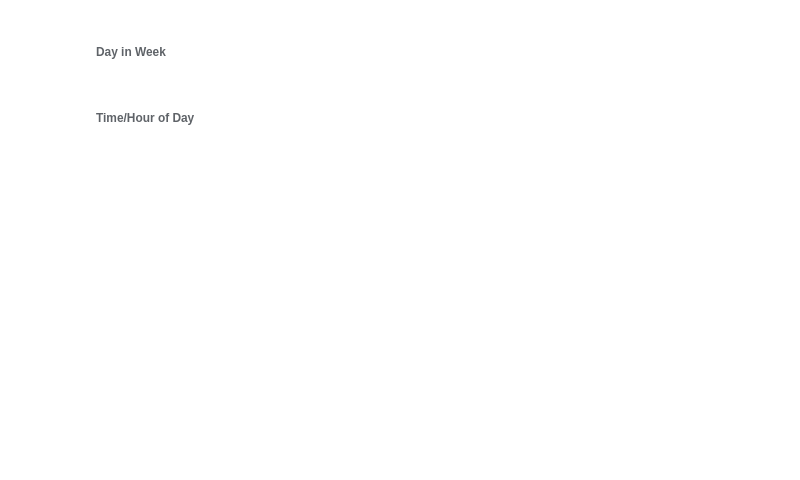
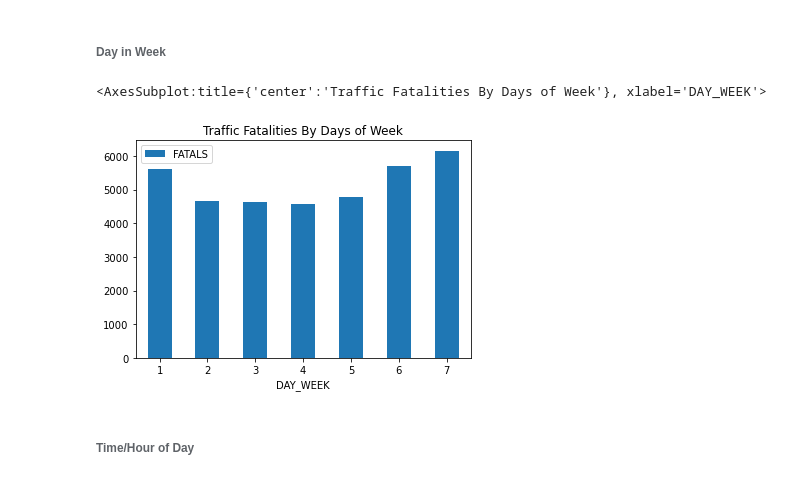
Before and after one commit to joshrrosen/PPOL564-Final-Project, a Jupyter notebook: MISC_Viz.ipynb, the cells around one changed output. Cells and saved outputs as stored; diff of their text form; code cells hidden in the pictures; blank space fills up the shorter version.

```diff
--- a/MISC_Viz.ipynb
+++ b/MISC_Viz.ipynb
@@ -143,4 +165,14 @@ County_Fatals.head()
 # %% [markdown]
 ###### Day in Week
+# %%
+Acc_dayww = Accident2019[["DAY_WEEK", "FATALS"]]
+dayww1 = Acc_dayww.groupby('DAY_WEEK')['FATALS'].sum()
+dayww2 = pd.DataFrame(dayww1)
+dayww2 = dayww2.reset_index()
+
+dayww2.plot.bar(x="DAY_WEEK", y="FATALS", rot=0, title = "Traffic Fatalities By Days of Week")
+# %% [output]
+<AxesSubplot:title={'center':'Traffic Fatalities By Days of Week'}, xlabel='DAY_WEEK'>
+[figure, added]
 # %% [markdown]
 ###### Time/Hour of Day
```
Also changed, not shown: parts of 6 cells of this notebook.
